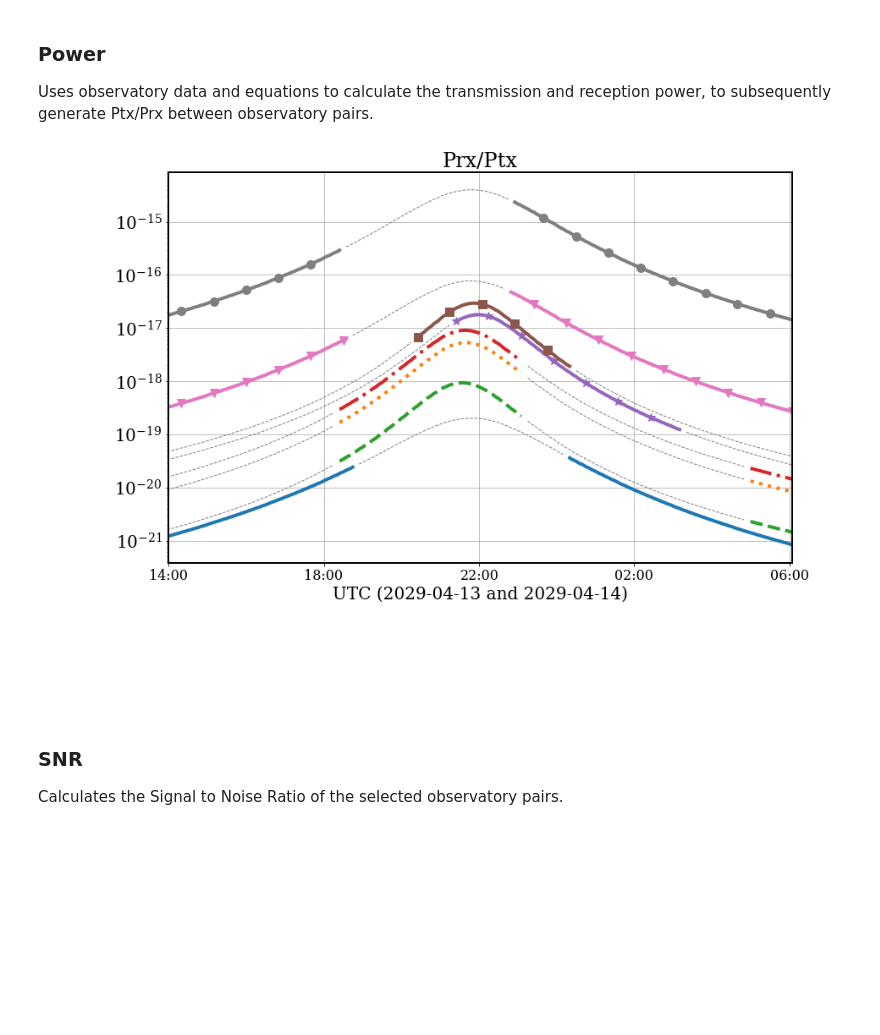
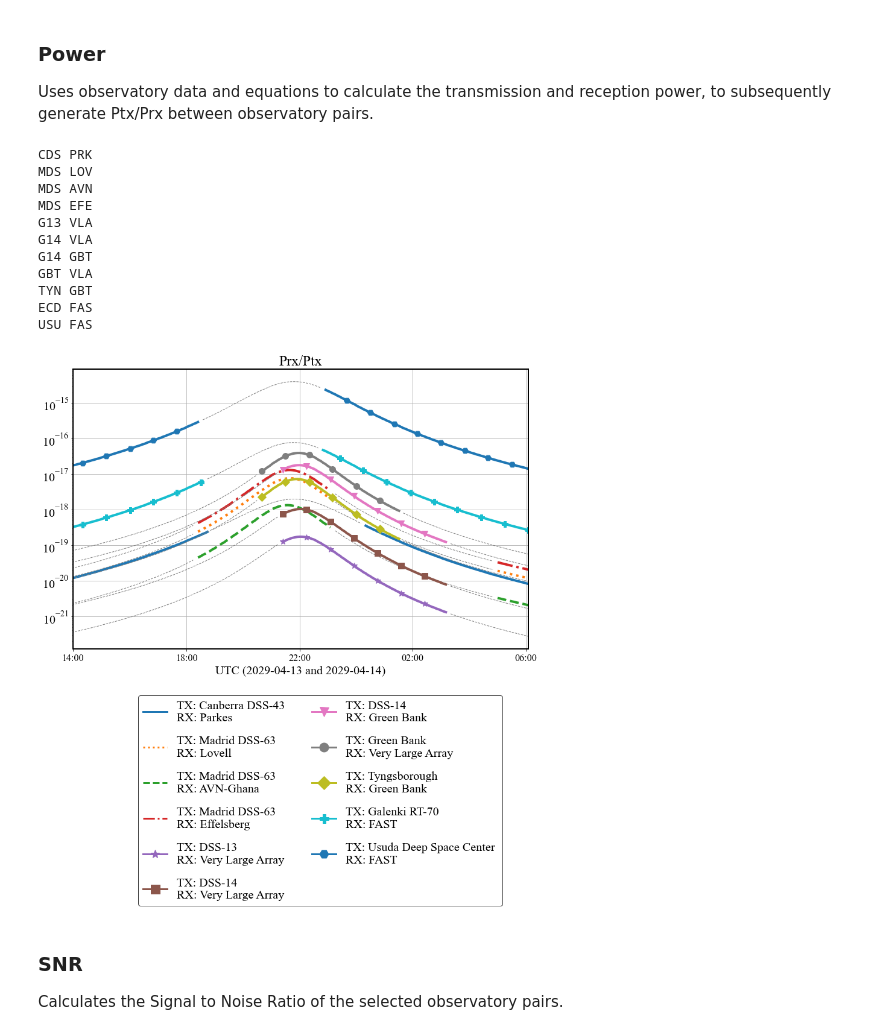
Before and after one commit to seap-udea/Apophis2029, a Jupyter notebook: ApproachingPlots.ipynb, the cells around one changed output. Drawn from its saved outputs; the diff is of its cells as text; code cells hidden in the pictures; blank space fills up the shorter version.

```diff
--- a/ApproachingPlots.ipynb
+++ b/ApproachingPlots.ipynb
@@ -447,3 +449,15 @@ MIN = ephemeris['delta (Rt)'].argmin() # Index of closest approach in the time s
 ### Polar distance plot
 
 The following code generates two plots of the projected trajectory of the asteroid on the equatorial plane. The first one as seen from outside of Earth, and the second one is rotating with earth. The code first gets the corresponding longitudes of the Sun and Apophis, the rest is matplotlib stuff.
+# %%
+# Calculate the interval between each data point in the time series.
+dt = ephemeris['datetime_jd'][1]-ephemeris['datetime_jd'][0]
+print(f"Interval between data points: {dt}")
+
+# Convert interval from days to hours.
+dt = dt*24
+print(f"Interval between data points (hours): {dt}")
+
+# How many data points are in one hour?
+n = int(1/dt)
+print(f"Number of data points in one hour: {n}")
@@ -826,20 +851,11 @@ def power(tx,rx,df,rtdb,dl,sig=0.023*u.km**2,tau=(0.1*u.s).cgs): # from literatu
     SNRS = []
 
     lat=(dl.latR.to_numpy())*u.deg.to(u.rad) # sub-radar latitude to radians
-    omega=(Wapp.to(u.rad/u.s)) # dtheta/dt # angular frequency
-    period=2*np.pi*u.rad/omega # return rotation period
-    phi=lat # subradar latitude
-    bw=4*np.pi*np.cos(phi)*370*u.m*omega/((c.c/freq)) # Doppler bandwidth (Eq. C)
-    Nrms=(Tsys*c.k_B*np.sqrt(bw/tau)) # rms noise power (Eq. D)
-    SNR=(Prx/Nrms).si # return signal-to-noise ratio
-    SNRS.append(SNR)
-
-    lat=(dl.latR.to_numpy())*u.deg.to(u.rad) # sub-radar latitude to radians
     omega=(WWW.to(u.rad/u.s)) # dtheta/dt # angular frequency
     period=2*np.pi*u.rad/omega # return rotation period
     phi=lat # subradar latitude
     bw=2*np.cos(phi)*370*u.m*omega/((c.c/freq)) # Doppler bandwidth (Eq. C)
-    Nrms=(Tsys*c.k_B*np.sqrt(bw/tau)) # rms noise power (Eq. D)
+    Nrms=(Tsys*c.k_B*bw) # rms noise power (Eq. D)
     SNR=(Prx/Nrms).si # return signal-to-noise ratio
     SNRS.append(SNR)
 
@@ -850,8 +866,11 @@ pairs = [
     ('MDS','LOV'),
     ('MDS','AVN'),
     ('MDS','EFE'),
-    ('GOL','GBT'),
-    ('ARE','GBT'),
+    ('G13','VLA'),
+    ('G14','VLA'),
+    ('G14','GBT'),
+    ('GBT','VLA'),
+    ('TYN','GBT'),
     ('ECD','FAS'),
     ('USU','FAS'),
 ]
@@ -886,7 +905,7 @@ def all_power_plots(axes,n,PrxdB, Pratio, SNR, nametx,namerx,df,tx,rx):
     title='TX: {} \nRX: {}'.format(nametx,namerx)
 
     savefigs = False
-    styles = ['-',':','--','-.','*-','s-','v-','o-','D-']
+    styles = ['-',':','--','-.','*-','s-','v-','o-','D-','P-','H-']
 
     cond = elevations[tx] > 0
     times = ephemeris['hours'][cond]
@@ -899,36 +918,49 @@ def all_power_plots(axes,n,PrxdB, Pratio, SNR, nametx,namerx,df,tx,rx):
     ax = axes
 
     # Power ratio plot
     Y = chop(Pratio,cond)
     Ynt = chop(Pratio,~cond)
     line,=ax.semilogy(times,Y,styles[n],lw=4,markevery=10,ms=10)
     ax.semilogy(timesnt,Ynt,'--',lw=1,color='gray')
     ax.set_title("Prx/Ptx")
     x_axis(ax,i)
 
     ax.plot([],[],styles[n],lw=3,markevery=10,ms=15,label=title,color=line.get_color())
     x_axis(ax,i)
 
-
+import matplotlib
+matplotlib.rc('ytick', labelsize=20)
 fig, axes = plt.subplots(1,1,figsize=(12,8))
 
 n = 0
 for tx, rx in pairs:
-    PrxdB, Pratio, SNR, period, nametx,namerx= power(tx,rx,df,rtdb,dl)
+    print(tx,rx)
+    PrxdB, Pratio, SNR, period, nametx, namerx = power(tx,rx,df,radio,dl)
     all_power_plots(axes, n, PrxdB, Pratio, SNR, nametx, namerx, df, tx, rx)
     n += 1
 
 ax=axes
 ax.grid()
 
 handles,labels=axes.get_legend_handles_labels()
-fig.legend(handles, labels, ncol=4,
-           bbox_to_anchor=(1,0,-0.03,0),
-           fontsize=14,labelspacing=1,fancybox=True, edgecolor=(0,0,0))
+fig.legend(handles, labels, ncol=2,
+           bbox_to_anchor=(1,0,-0.08,0),
+           fontsize=20,labelspacing=1,fancybox=True, edgecolor=(0,0,0))
 fig.tight_layout()
 
 name = f"{FIGDIR}/Prx_Ptx"
 plt.savefig(name+".pdf",bbox_inches='tight')
 plt.savefig(name+".png",bbox_inches='tight')
 # %% [output]
+CDS PRK
+MDS LOV
+MDS AVN
+MDS EFE
+G13 VLA
+G14 VLA
+G14 GBT
+GBT VLA
+TYN GBT
+ECD FAS
+USU FAS
-[figure, old version]
+[figure, new version]
```
Also changed, not shown: parts of 18 cells of this notebook, 23 other files.
